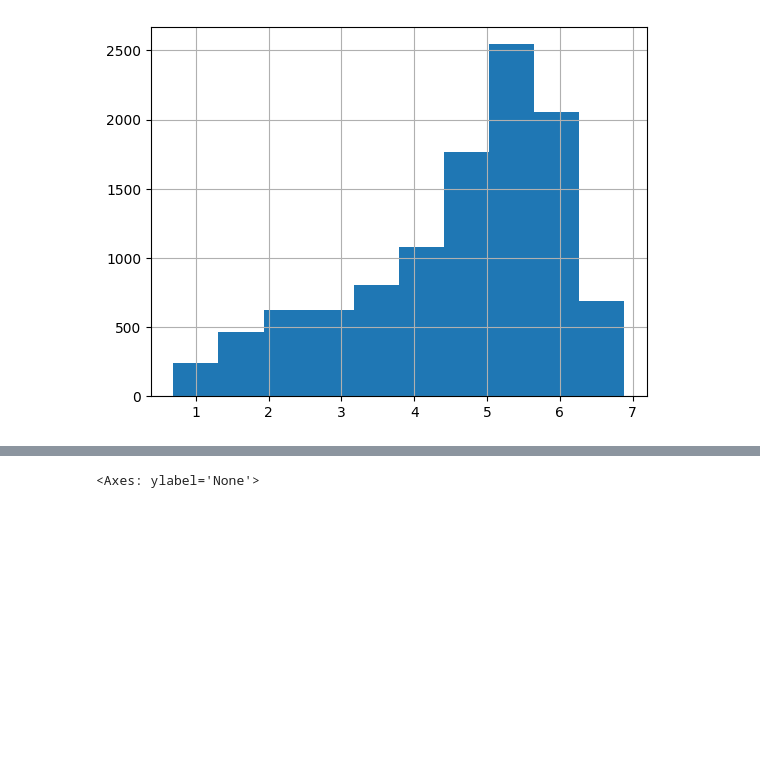
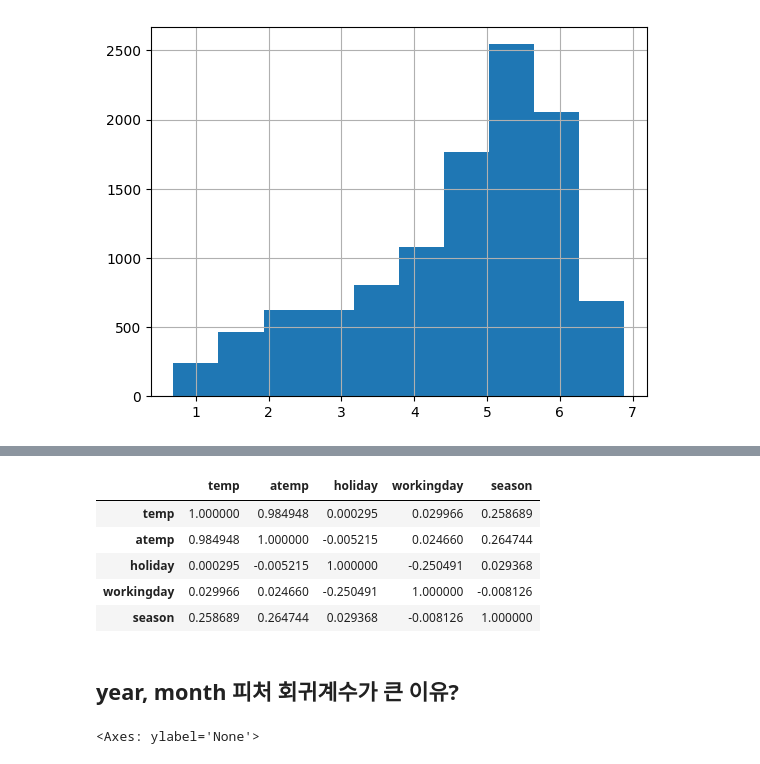
Before and after one commit to yleessam/2412_ml_env, a Jupyter notebook: 5_9_Regression실습_Bike_Sharing_Demand.ipynb, the cells around one changed output, grey strips where cells are left out. Drawn from its saved outputs; the diff is of its cells as text; code cells hidden in the pictures; blank space fills up the shorter version.

```diff
--- a/5_9_Regression실습_Bike_Sharing_Demand.ipynb
+++ b/5_9_Regression실습_Bike_Sharing_Demand.ipynb
@@ -167,0 +209,18 @@ RMSLE: 1.017, RMSE: 162.594, MAE: 109.286
+# %%
+from statsmodels.stats.outliers_influence import variance_inflation_factor
+from statsmodels.tools.tools import add_constant
+
+# - VIF≈1: 다중공선성이 거의 없음.
+# - 1<VIF<5: 다중공선성이 낮음.
+# - VIF>5: 다중공선성이 높으며, 해당 특성을 제거하거나 변환이 필요할 수 있음.
+# - VIF>10: 매우 높은 다중공선성. 모델에 악영향을 줄 가능성이 큼.
+
+# 피처의 관계성 - 다중공선성, 상관관계 파악
+X_check = bike_df[['temp', 'atemp', 'holiday', 'workingday', 'season']]
+X_with_const = add_constant(X_check)
+x_vif_df = pd.DataFrame()
+x_vif_df['Feature'] = X_with_const.columns
+x_vif_df['VIF'] = [variance_inflation_factor(X_with_const.values, i) for i in range(X_with_const.shape[1])]
+
+# 결과 출력
+print(x_vif_df)
@@ -168,3 +235,14 @@ RMSLE: 1.017, RMSE: 162.594, MAE: 109.286
+# %%
+X_check.corr()
+# %% [output]
+|  | temp | atemp | holiday | workingday | season |
+| temp | 1.000000 | 0.984948 | 0.000295 | 0.029966 | 0.258689 |
+| atemp | 0.984948 | 1.000000 | -0.005215 | 0.024660 | 0.264744 |
+| holiday | 0.000295 | -0.005215 | 1.000000 | -0.250491 | 0.029368 |
+| workingday | 0.029966 | 0.024660 | -0.250491 | 1.000000 | -0.008126 |
+| season | 0.258689 | 0.264744 | 0.029368 | -0.008126 | 1.000000 |
+# %% [markdown]
+## year, month 피처 회귀계수가 큰 이유?
 # %%
 coef = pd.Series(lr_reg.coef_, index=X_features.columns)
 coef_sort = coef.sort_values(ascending=False)
```
Also changed, not shown: parts of 17 cells of this notebook, 1 other file.
